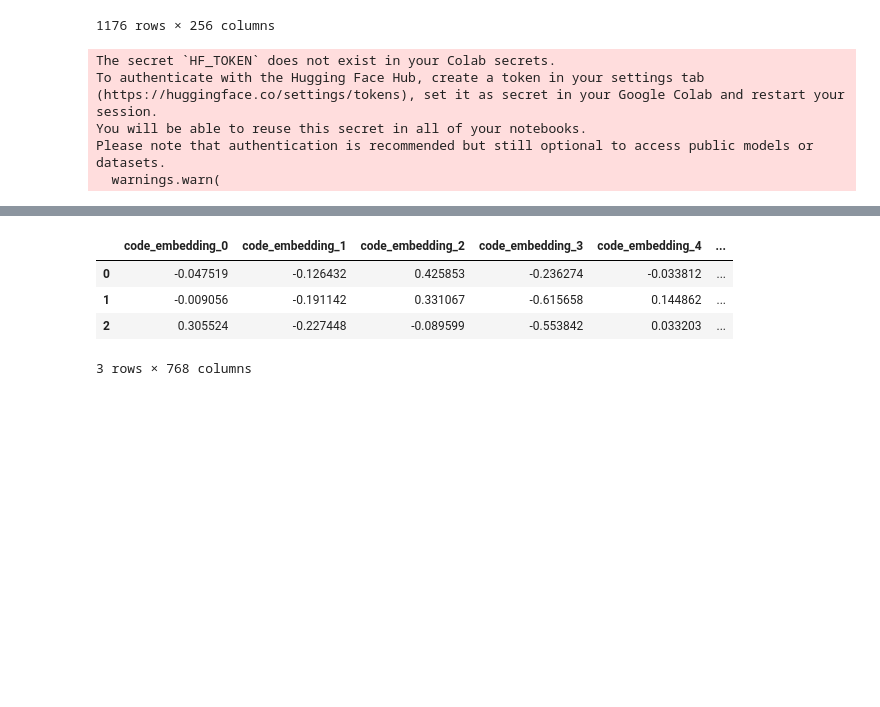
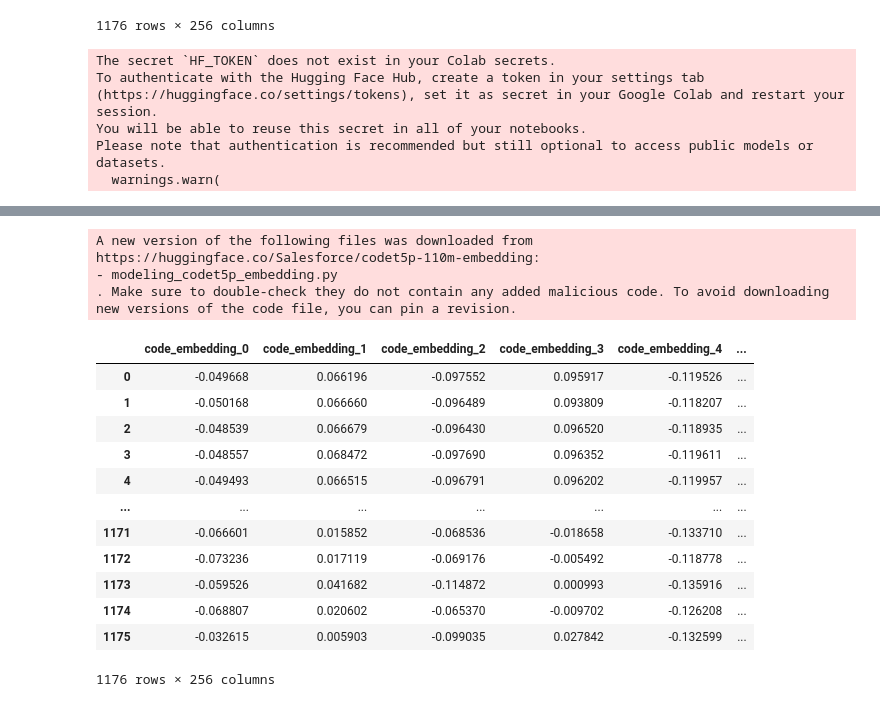
Before and after one commit to deva-kumari/deva, a Jupyter notebook: ml codet5 code.ipynb, the cells around one changed output, grey strips where cells are left out. Cells and saved outputs as stored; diff of their text form; code cells hidden in the pictures; blank space fills up the shorter version.

```diff
--- a/ml codet5 code.ipynb
+++ b/ml codet5 code.ipynb
@@ -84,45 +102,51 @@ embeddings_df
 # %%
+import pandas as pd
 import torch
 import numpy as np
-import pandas as pd
+# import pandas as pd  # No need to import again
 from transformers import AutoModel, AutoTokenizer
 
-# Initialize the model and tokenizer (example with BERT, change as needed)
-model_name = "bert-base-uncased"
-tokenizer = AutoTokenizer.from_pretrained(model_name)
-model = AutoModel.from_pretrained(model_name).to("cuda" if torch.cuda.is_available() else "cpu")
+# Load the CodeT5+ model and tokenizer
+checkpoint = "Salesforce/codet5p-110m-embedding"
+device = "cuda" if torch.cuda.is_available() else "cpu"
 
-# Example DataFrame with 'code' column
-data = {"code": ["print('Hello World')", "for i in range(5): print(i)", "def foo(): pass"]}
-df = pd.DataFrame(data)
+tokenizer = AutoTokenizer.from_pretrained(checkpoint, trust_remote_code=True)
+model = AutoModel.from_pretrained(checkpoint, trust_remote_code=True).to(device)
 
-# Function to batch encode data
+# Function to encode data in batches
 def encode_data_batch(df, model, tokenizer, device, start_row, end_row):
-    codes = df['code'][start_row:end_row].tolist()
-    inputs = tokenizer(codes, return_tensors="pt", padding=True, truncation=True, max_length=512).to(device)
-
-    with torch.no_grad():
-        outputs = model(**inputs)
-        embeddings = outputs.last_hidden_state.mean(dim=1).cpu().numpy()
-
+    embeddings = []
+    for i in range(start_row, end_row):
+        code = df['code'][i]  # Accessing the 'code' column
+        inputs = tokenizer.encode(code, return_tensors="pt", max_length=512, truncation=True).to(device)
+        with torch.no_grad():
+            embedding = model(inputs)[0].cpu().numpy()  # Mean pooling to get fixed-size embeddings
+        embeddings.append(embedding)
     return embeddings
 
-# Batch processing loop
-device = "cuda" if torch.cuda.is_available() else "cpu"
-batch_size = 2  # Smaller batch for demonstration
+
+# Process the data in batches
+batch_size = 300
 all_embeddings = []
 
-for start_row in range(0, len(df), batch_size):
+# Load the DataFrame here to make it available in this cell's scope
+df = pd.read_excel('/content/final ml excel (1).xlsx') # Load the dataframe here
+
+start_row = 0
+while start_row < len(df):
     end_row = min(start_row + batch_size, len(df))
     embeddings_batch = encode_data_batch(df, model, tokenizer, device, start_row, end_row)
-    all_embeddings.append(embeddings_batch)
+    all_embeddings.extend(embeddings_batch)
+    start_row = end_row
 
-# Convert to numpy array and create DataFrame
+# Convert to numpy array and reshape if necessary
 embeddings_array = np.vstack(all_embeddings)
+
+# Create DataFrame from embeddings
 embedding_columns = [f'code_embedding_{i}' for i in range(embeddings_array.shape[1])]
-embeddings_df = pd.DataFrame(embeddings_array, columns=embedding_columns)
+code_df = pd.DataFrame(embeddings_array, columns=embedding_columns)
 
-print(embeddings_df.head())
+code_df
 # %% [output]
 The secret `HF_TOKEN` does not exist in your Colab secrets.
 To authenticate with the Hugging Face Hub, create a token in your settings tab (https://huggingface.co/settings/tokens), set it as secret in your Google Colab and restart your session.
@@ -149,8 +159,16 @@ Please note that authentication is recommended but still optional to access publ
+A new version of the following files was downloaded from https://huggingface.co/Salesforce/codet5p-110m-embedding:
+- modeling_codet5p_embedding.py
+. Make sure to double-check they do not contain any added malicious code. To avoid downloading new versions of the code file, you can pin a revision.
+|  | code_embedding_0 | code_embedding_1 | code_embedding_2 | code_embedding_3 | code_embedding_4 | ... |
+| 0 | -0.049668 | 0.066196 | -0.097552 | 0.095917 | -0.119526 | ... |
+| 1 | -0.050168 | 0.066660 | -0.096489 | 0.093809 | -0.118207 | ... |
+| 2 | -0.048539 | 0.066679 | -0.096430 | 0.096520 | -0.118935 | ... |
+| 3 | -0.048557 | 0.068472 | -0.097690 | 0.096352 | -0.119611 | ... |
+| 4 | -0.049493 | 0.066515 | -0.096791 | 0.096202 | -0.119957 | ... |
+| ... | ... | ... | ... | ... | ... | ... |
+| 1171 | -0.066601 | 0.015852 | -0.068536 | -0.018658 | -0.133710 | ... |
+| 1172 | -0.073236 | 0.017119 | -0.069176 | -0.005492 | -0.118778 | ... |
+| 1173 | -0.059526 | 0.041682 | -0.114872 | 0.000993 | -0.135916 | ... |
+| 1174 | -0.068807 | 0.020602 | -0.065370 | -0.009702 | -0.126208 | ... |
+| 1175 | -0.032615 | 0.005903 | -0.099035 | 0.027842 | -0.132599 | ... |
+1176 rows × 256 columns
-# %%
-embeddings_df
-# %% [output]
-|  | code_embedding_0 | code_embedding_1 | code_embedding_2 | code_embedding_3 | code_embedding_4 | ... |
-| 0 | -0.047519 | -0.126432 | 0.425853 | -0.236274 | -0.033812 | ... |
-| 1 | -0.009056 | -0.191142 | 0.331067 | -0.615658 | 0.144862 | ... |
-| 2 | 0.305524 | -0.227448 | -0.089599 | -0.553842 | 0.033203 | ... |
-3 rows × 768 columns
```
Also changed, not shown: parts of 9 cells of this notebook.
